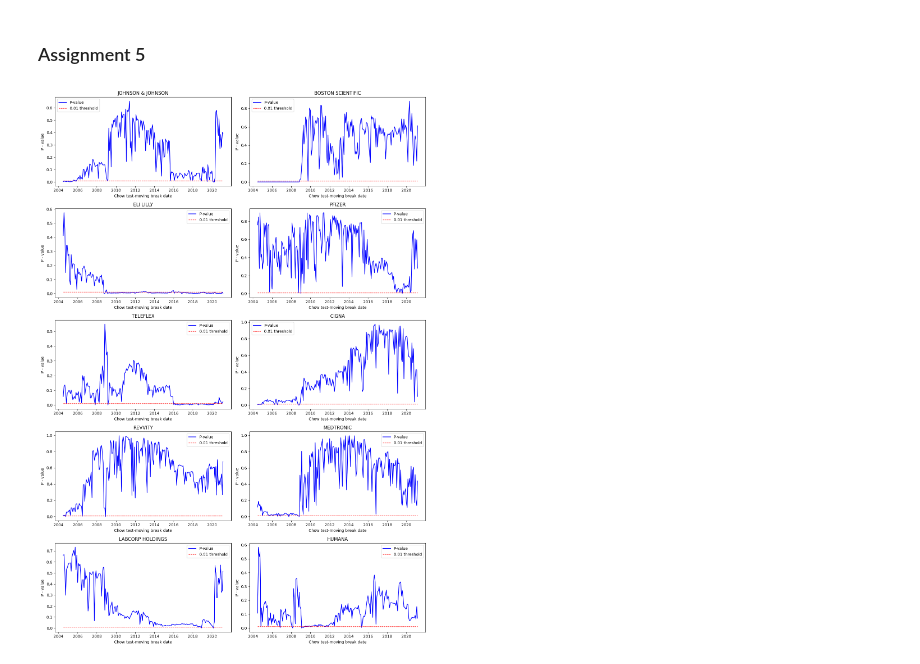
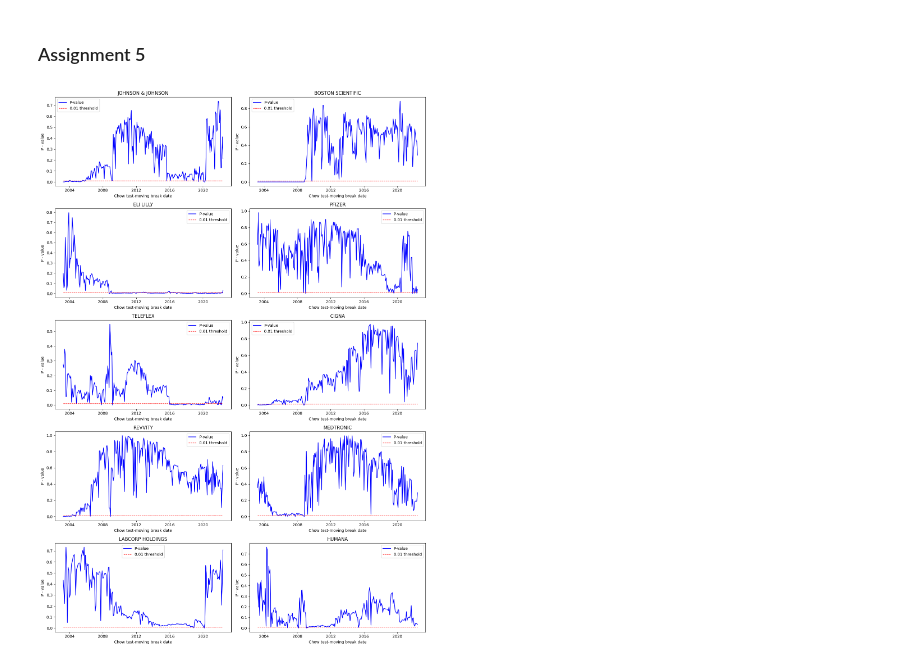
Before and after one commit to GiovanniGiorgioButEverybodyCallMeCot/CAPM-Regression, a Jupyter notebook: CAPM.ipynb, the cells around one changed output. Drawn from its saved outputs; the diff is of its cells as text; code cells hidden in the pictures.

```diff
--- a/CAPM.ipynb
+++ b/CAPM.ipynb
@@ -203,28 +203,28 @@ with open(output_file, "w") as f:
 # Perform chow test
 
 # Specify the degrees of freedom of the model
-dof = 2
+dof   = 2
 # Initialize the list that will contain the P-values of all equities
 Pvals = []
 # Define the total number of data points for each equity
-T = len(eEquities)
+T     = len(eEquities)
 # Set minimum dimension of subset to use for unrestricted models
-width = int(0.15 * T)
+width = int(0.1 * T)
 # Set extremes of the intervals for regression
 begin = width
-end = T - width
+end   = T - width
 
 # Loop over equities
 for column in eEquities.columns:
     # Perform regression on the whole dataset for the considered equity
-    Res1 = sm.OLS(eEquities[column][1:T], eMKT_with_const[1:T]).fit()
+    Res1  = sm.OLS(eEquities[column][1:T], eMKT_with_const[1:T]).fit()
     # Compute residual sum of squares for restricted model
-    RSSR = Res1.ssr
+    RSSR  = Res1.ssr
     # Preemptively allocate memory to store the results in order to speed up computations
-    Fstat = np.empty(end - begin - 1, dtype=float)  # Adjust size to skip the first date
-    Pval = np.empty(end - begin - 1, dtype=float)   # Adjust size to skip the first date
+    Fstat = np.empty(end - begin - 1, dtype=float)
+    Pval  = np.empty(end - begin - 1, dtype=float)
 
-    # Loop for dates within interval, starting from begin + 1 to skip the first date
+    # Loop for dates within interval
     for i, date in enumerate(range(begin + 1, end)):
         X1 = np.column_stack((np.ones_like(eMKT[1:date]), eMKT[1:date]))
         X2 = np.column_stack((np.ones_like(eMKT[date + 1:T]), eMKT[date + 1:T]))
@@ -232,11 +232,11 @@ for column in eEquities.columns:
         # Compute residual sum of squares for unrestricted model as sum of residuals of the two regressions
         res2A = sm.OLS(eEquities[column][1:date], X1).fit()
         res2B = sm.OLS(eEquities[column][date + 1:T], X2).fit()
-        RSSU = res2A.ssr + res2B.ssr
+        RSSU  = res2A.ssr + res2B.ssr
 
         # Save Fstat and Pval for the adjusted index `i`
         Fstat[i] = ((RSSR - RSSU) / dof) / (RSSU / (T - 2 * dof))
-        Pval[i] = 1 - sp.stats.f.cdf(Fstat[i], dof, T - 2 * dof)
+        Pval[i]  = 1 - sp.stats.f.cdf(Fstat[i], dof, T - 2 * dof)
 
     # Append P-values to list of results for all equities
     Pvals.append(Pval)
@@ -245,34 +245,34 @@ for column in eEquities.columns:
 # Plot results
 
 # Get the number of equities
-num_equities = 10
+num_equities = len(Pvals)
 # Calculate the number of rows needed with two plots per row
 num_rows  = (num_equities + 1) // 2
 # Create the figure and axis grid
 fig, axes = plt.subplots(num_rows, 2, figsize=(14, 4 * num_rows))
 # Flatten the grid for easy indexing
 axes      = axes.flatten()
 # Select the subset of dates to use as x axis
-t_subset = t[begin + 1:end]
+t_subset  = t[begin + 1:end]
 # Plot each equity's p-values with the date-based x-axis
 for i, (pvals, column) in enumerate(zip(Pvals, eEquities.columns)):
     # Plot p-values for each equity on its respective axis using the date range
     axes[i].plot(t_subset, pvals, label="P-value", color="b")
     axes[i].plot(t_subset, 0.01 * np.ones_like(pvals), label="0.01 threshold", color="r", linestyle="--", linewidth=1)
 
     # Label the plot and add a title
     axes[i].set_title(f"{column}")
     axes[i].set_xlabel('Chow test-moving break date')
     axes[i].set_ylabel('P - value')
     axes[i].legend()
 
 # Remove any empty subplots if the number of equities is odd
 if num_equities % 2 != 0:
     fig.delaxes(axes[-1])
 
 # Adjust layout and save the figure
 plt.tight_layout()
 plt.savefig('chowmoving.png', dpi=300)
 plt.show()
 # %% [output]
-[figure, old version]
+[figure, new version]
```
Also changed, not shown: 1 other file.
